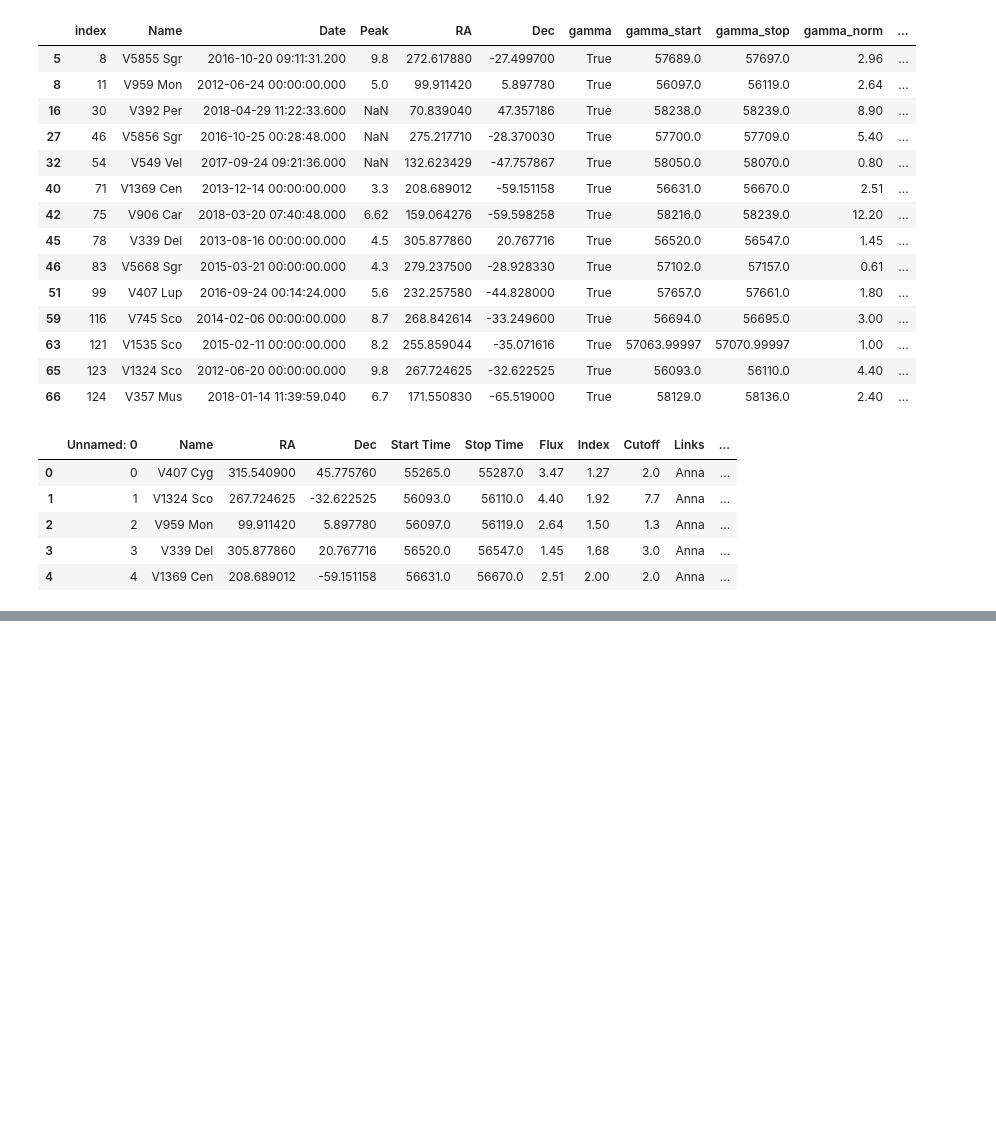
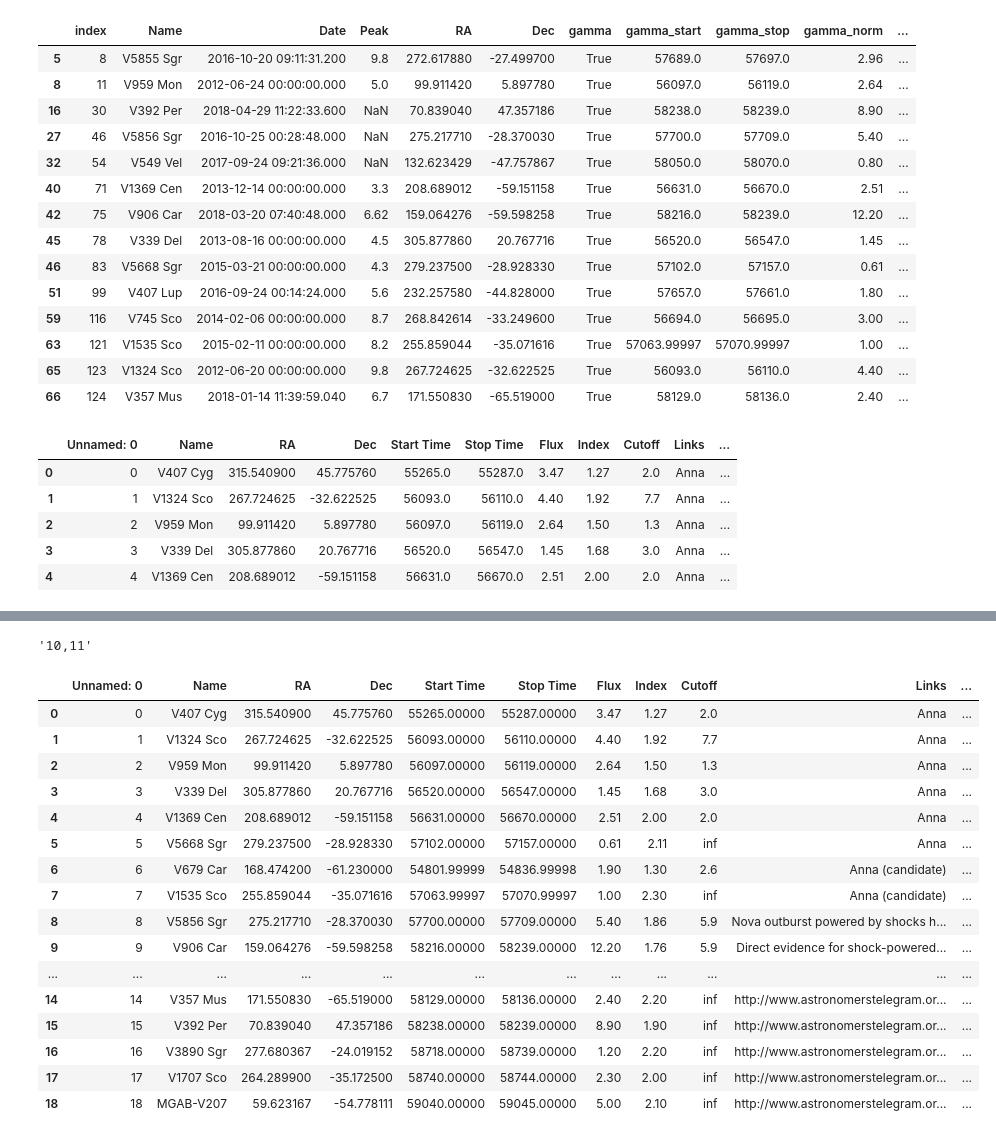
Before and after one commit to apizzuto/Novae, a Jupyter notebook: notebooks/ReadNovaList.ipynb, the cells around one changed output, grey strips where cells are left out. Drawn from its saved outputs; the diff is of its cells as text; code cells hidden in the pictures; blank space fills up the shorter version.

```diff
--- a/notebooks/ReadNovaList.ipynb
+++ b/notebooks/ReadNovaList.ipynb
@@ -340,0 +428,26 @@ gamma_df.head()
+# %%
+tab['Reference'][0]
+# %% [output]
+'10,11'
+# %%
+gam = pd.read_csv('../gamma_ray_novae.csv')
+# %%
+gam
+# %% [output]
+|  | Unnamed: 0 | Name | RA | Dec | Start Time | Stop Time | Flux | Index | Cutoff | Links | ... |
+| 0 | 0 | V407 Cyg | 315.540900 | 45.775760 | 55265.00000 | 55287.00000 | 3.47 | 1.27 | 2.0 | Anna | ... |
+| 1 | 1 | V1324 Sco | 267.724625 | -32.622525 | 56093.00000 | 56110.00000 | 4.40 | 1.92 | 7.7 | Anna | ... |
+| 2 | 2 | V959 Mon | 99.911420 | 5.897780 | 56097.00000 | 56119.00000 | 2.64 | 1.50 | 1.3 | Anna | ... |
+| 3 | 3 | V339 Del | 305.877860 | 20.767716 | 56520.00000 | 56547.00000 | 1.45 | 1.68 | 3.0 | Anna | ... |
+| 4 | 4 | V1369 Cen | 208.689012 | -59.151158 | 56631.00000 | 56670.00000 | 2.51 | 2.00 | 2.0 | Anna | ... |
+| 5 | 5 | V5668 Sgr | 279.237500 | -28.928330 | 57102.00000 | 57157.00000 | 0.61 | 2.11 | inf | Anna | ... |
+| 6 | 6 | V679 Car | 168.474200 | -61.230000 | 54801.99999 | 54836.99998 | 1.90 | 1.30 | 2.6 | Anna (candidate) | ... |
+| 7 | 7 | V1535 Sco | 255.859044 | -35.071616 | 57063.99997 | 57070.99997 | 1.00 | 2.30 | inf | Anna (candidate) | ... |
+| 8 | 8 | V5856 Sgr | 275.217710 | -28.370030 | 57700.00000 | 57709.00000 | 5.40 | 1.86 | 5.9 | Nova outburst powered by shocks h... | ... |
+| 9 | 9 | V906 Car | 159.064276 | -59.598258 | 58216.00000 | 58239.00000 | 12.20 | 1.76 | 5.9 | Direct evidence for shock-powered... | ... |
+| ... | ... | ... | ... | ... | ... | ... | ... | ... | ... | ... | ... |
+| 14 | 14 | V357 Mus | 171.550830 | -65.519000 | 58129.00000 | 58136.00000 | 2.40 | 2.20 | inf | http://www.astronomerstelegram.or... | ... |
+| 15 | 15 | V392 Per | 70.839040 | 47.357186 | 58238.00000 | 58239.00000 | 8.90 | 1.90 | inf | http://www.astronomerstelegram.or... | ... |
+| 16 | 16 | V3890 Sgr | 277.680367 | -24.019152 | 58718.00000 | 58739.00000 | 1.20 | 2.20 | inf | http://www.astronomerstelegram.or... | ... |
+| 17 | 17 | V1707 Sco | 264.289900 | -35.172500 | 58740.00000 | 58744.00000 | 2.30 | 2.00 | inf | http://www.astronomerstelegram.or... | ... |
+| 18 | 18 | MGAB-V207 | 59.623167 | -54.778111 | 59040.00000 | 59045.00000 | 5.00 | 2.10 | inf | http://www.astronomerstelegram.or... | ... |
```
Also changed, not shown: parts of 11 cells of this notebook, 1 other file.
